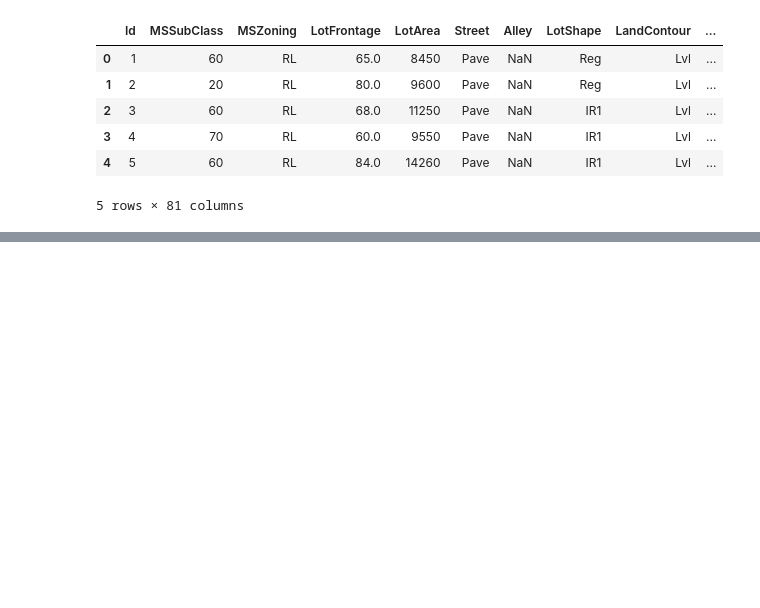
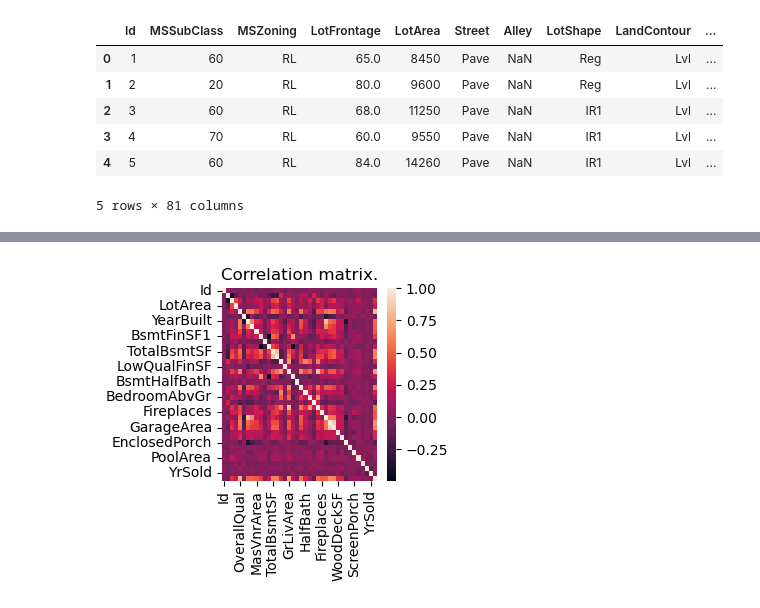
Before and after one commit to victorsotofr/house_prices_victor_SOTO, a Jupyter notebook: house_prices_EDA.ipynb, the cells around one changed output, grey strips where cells are left out. Saved outputs shown, nothing was run; the diff lists cells and outputs as text; code cells hidden in the pictures; blank space fills up the shorter version.

```diff
--- a/house_prices_EDA.ipynb
+++ b/house_prices_EDA.ipynb
@@ -78,0 +72,10 @@ plt.show()
+# %%
+numerical_data = train_data.select_dtypes(include=[np.number])
+corr_matrix = numerical_data.corr()
+
+plt.figure(figsize=(2.5,2.5))
+sns.heatmap(corr_matrix)
+plt.title('Correlation matrix.')
+plt.show()
+# %% [output]
+[figure, added]
```
Also changed, not shown: parts of 12 cells of this notebook.
